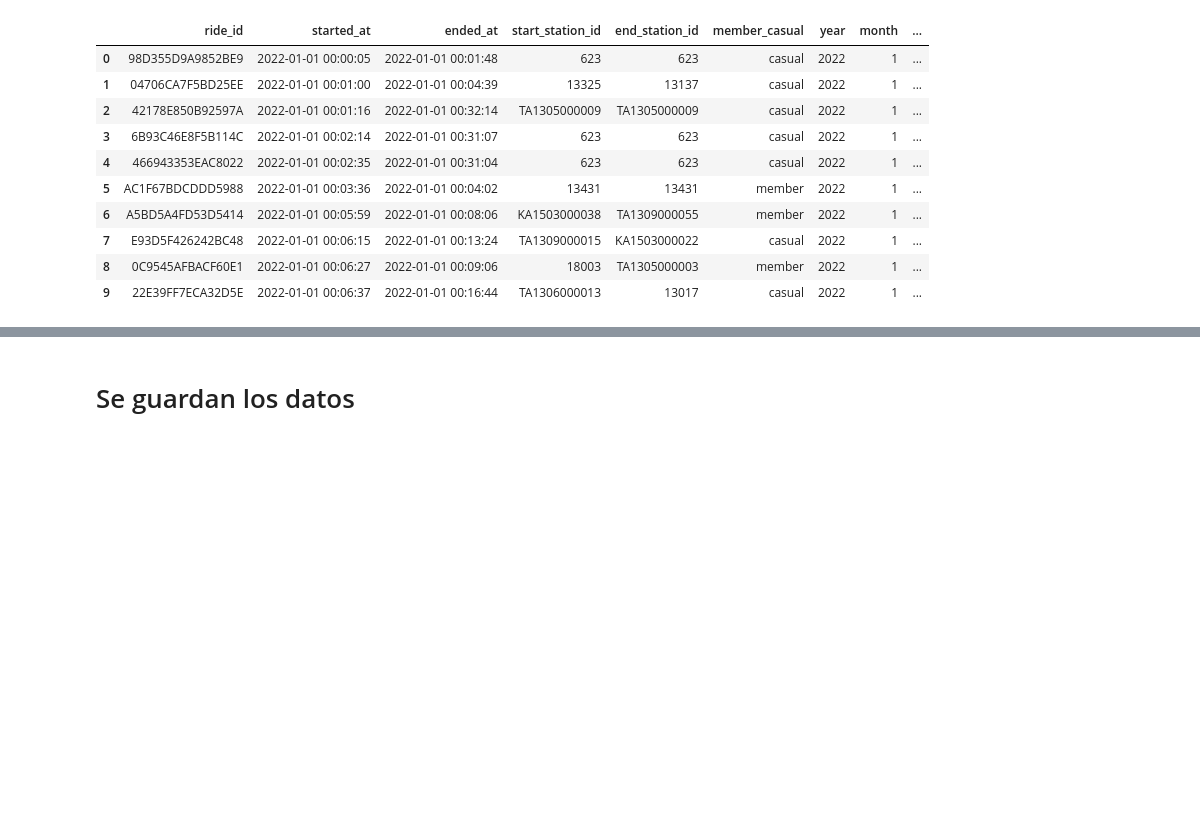
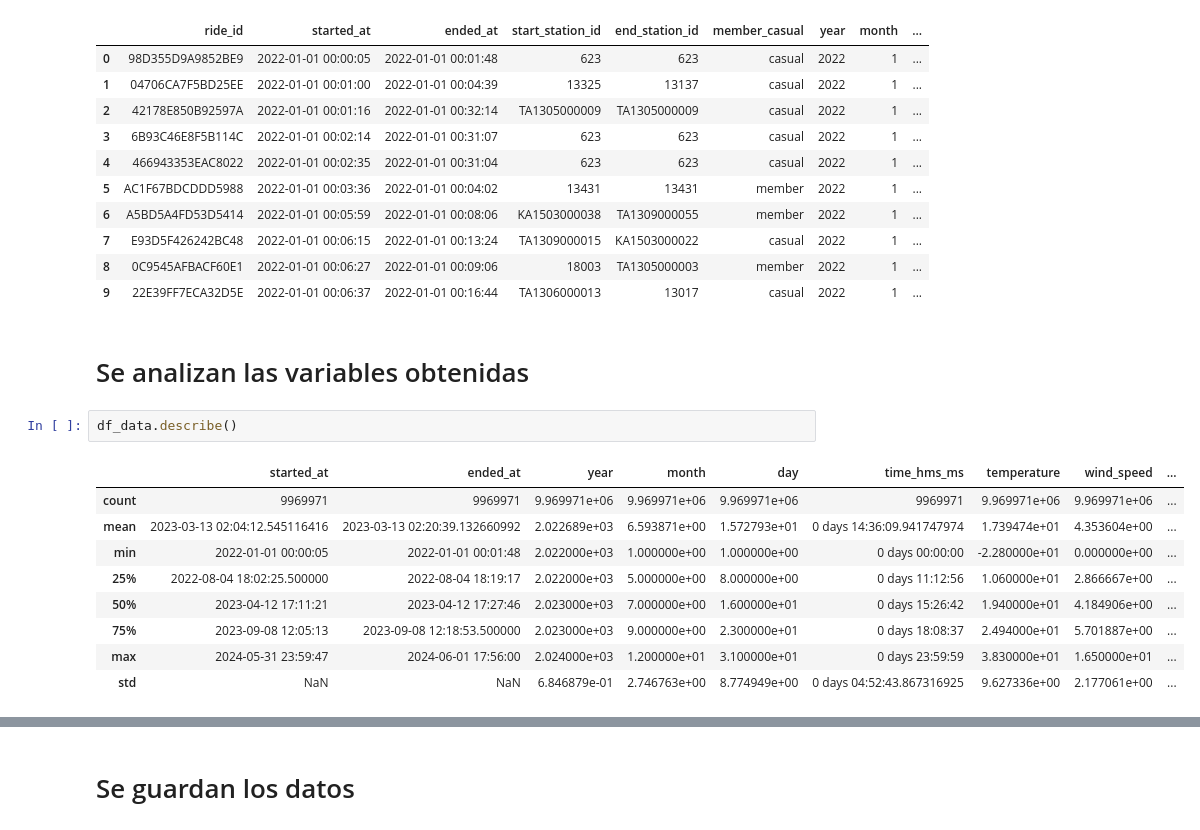
Before and after one commit to cavero00/bicycles_use_predictor, a Jupyter notebook: normalization/normalization.ipynb, the cells around one changed output, grey strips where cells are left out. Drawn from its saved outputs; the diff is of its cells as text; blank space fills up the shorter version.

```diff
--- a/normalization/normalization.ipynb
+++ b/normalization/normalization.ipynb
@@ -297,3 +297,17 @@ df_data.head(10)
 | 7 | E93D5F426242BC48 | 2022-01-01 00:06:15 | 2022-01-01 00:13:24 | TA1309000015 | KA1503000022 | casual | 2022 | 1 | ... |
 | 8 | 0C9545AFBACF60E1 | 2022-01-01 00:06:27 | 2022-01-01 00:09:06 | 18003 | TA1305000003 | member | 2022 | 1 | ... |
 | 9 | 22E39FF7ECA32D5E | 2022-01-01 00:06:37 | 2022-01-01 00:16:44 | TA1306000013 | 13017 | casual | 2022 | 1 | ... |
+# %% [markdown]
+# Se analizan las variables obtenidas
+# %%
+df_data.describe()
+# %% [output]
+|  | started_at | ended_at | year | month | day | time_hms_ms | temperature | wind_speed | ... |
+| count | 9969971 | 9969971 | 9.969971e+06 | 9.969971e+06 | 9.969971e+06 | 9969971 | 9.969971e+06 | 9.969971e+06 | ... |
+| mean | 2023-03-13 02:04:12.545116416 | 2023-03-13 02:20:39.132660992 | 2.022689e+03 | 6.593871e+00 | 1.572793e+01 | 0 days 14:36:09.941747974 | 1.739474e+01 | 4.353604e+00 | ... |
+| min | 2022-01-01 00:00:05 | 2022-01-01 00:01:48 | 2.022000e+03 | 1.000000e+00 | 1.000000e+00 | 0 days 00:00:00 | -2.280000e+01 | 0.000000e+00 | ... |
+| 25% | 2022-08-04 18:02:25.500000 | 2022-08-04 18:19:17 | 2.022000e+03 | 5.000000e+00 | 8.000000e+00 | 0 days 11:12:56 | 1.060000e+01 | 2.866667e+00 | ... |
+| 50% | 2023-04-12 17:11:21 | 2023-04-12 17:27:46 | 2.023000e+03 | 7.000000e+00 | 1.600000e+01 | 0 days 15:26:42 | 1.940000e+01 | 4.184906e+00 | ... |
+| 75% | 2023-09-08 12:05:13 | 2023-09-08 12:18:53.500000 | 2.023000e+03 | 9.000000e+00 | 2.300000e+01 | 0 days 18:08:37 | 2.494000e+01 | 5.701887e+00 | ... |
+| max | 2024-05-31 23:59:47 | 2024-06-01 17:56:00 | 2.024000e+03 | 1.200000e+01 | 3.100000e+01 | 0 days 23:59:59 | 3.830000e+01 | 1.650000e+01 | ... |
+| std | NaN | NaN | 6.846879e-01 | 2.746763e+00 | 8.774949e+00 | 0 days 04:52:43.867316925 | 9.627336e+00 | 2.177061e+00 | ... |
```
Also changed, not shown: parts of 8 cells of this notebook, 1 other file.
